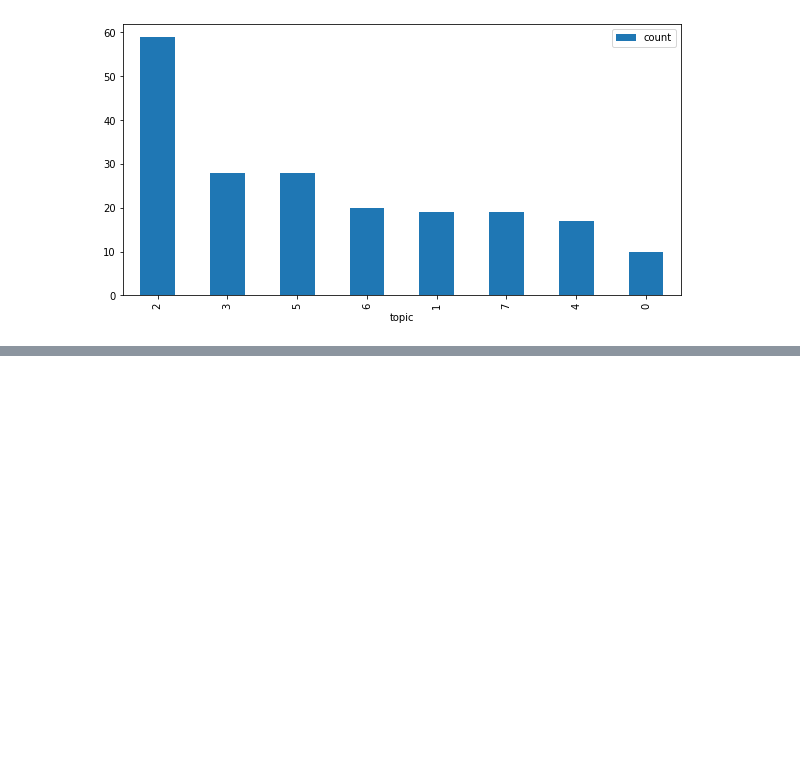
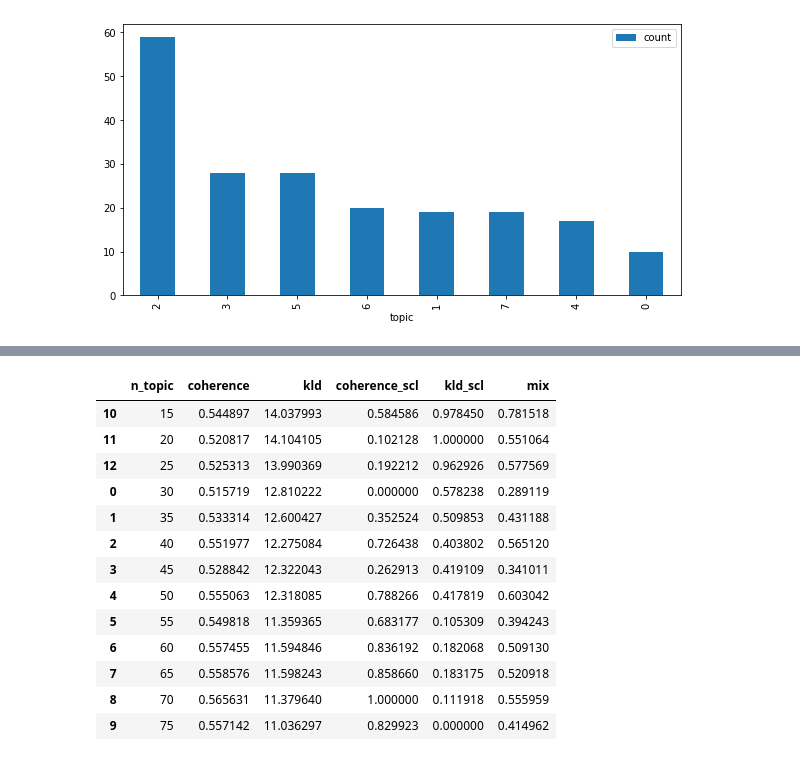
Before and after one commit to InscribeDeeper/bert_utils, a Jupyter notebook: analyst_question_topicmodeling_v1.ipynb, the cells around one changed output, grey strips where cells are left out. Saved outputs shown, nothing was run; the diff lists cells and outputs as text; code cells hidden in the pictures; blank space fills up the shorter version.

```diff
--- a/analyst_question_topicmodeling_v1.ipynb
+++ b/analyst_question_topicmodeling_v1.ipynb
@@ -1355,0 +1446,3 @@ with open("./topic_result/res_list.pkl", "wb") as fp:   #Pickling
+# %%
+res_tb = res_tb.sort_values(by='n_topic')
+res_tb
@@ -1355,0 +1464,4 @@ with open("./topic_result/res_list.pkl", "wb") as fp:   #Pickling
+# %%
+res_tb['coherence_scl'] = (res_tb.coherence - res_tb.coherence.min())/(res_tb.coherence.max()-res_tb.coherence.min())
+# %%
+res_tb['kld_scl'] = (res_tb.kld - res_tb.kld.min())/(res_tb.kld.max()-res_tb.kld.min())
@@ -1355,0 +1485,19 @@ with open("./topic_result/res_list.pkl", "wb") as fp:   #Pickling
+# %%
+res_tb['mix'] = (res_tb.coherence_scl + res_tb.kld_scl)/2
+# %%
+res_tb
+# %% [output]
+|  | n_topic | coherence | kld | coherence_scl | kld_scl | mix |
+| 10 | 15 | 0.544897 | 14.037993 | 0.584586 | 0.978450 | 0.781518 |
+| 11 | 20 | 0.520817 | 14.104105 | 0.102128 | 1.000000 | 0.551064 |
+| 12 | 25 | 0.525313 | 13.990369 | 0.192212 | 0.962926 | 0.577569 |
+| 0 | 30 | 0.515719 | 12.810222 | 0.000000 | 0.578238 | 0.289119 |
+| 1 | 35 | 0.533314 | 12.600427 | 0.352524 | 0.509853 | 0.431188 |
+| 2 | 40 | 0.551977 | 12.275084 | 0.726438 | 0.403802 | 0.565120 |
+| 3 | 45 | 0.528842 | 12.322043 | 0.262913 | 0.419109 | 0.341011 |
+| 4 | 50 | 0.555063 | 12.318085 | 0.788266 | 0.417819 | 0.603042 |
+| 5 | 55 | 0.549818 | 11.359365 | 0.683177 | 0.105309 | 0.394243 |
+| 6 | 60 | 0.557455 | 11.594846 | 0.836192 | 0.182068 | 0.509130 |
+| 7 | 65 | 0.558576 | 11.598243 | 0.858660 | 0.183175 | 0.520918 |
+| 8 | 70 | 0.565631 | 11.379640 | 1.000000 | 0.111918 | 0.555959 |
+| 9 | 75 | 0.557142 | 11.036297 | 0.829923 | 0.000000 | 0.414962 |
```
Also changed, not shown: parts of 40 cells of this notebook.
